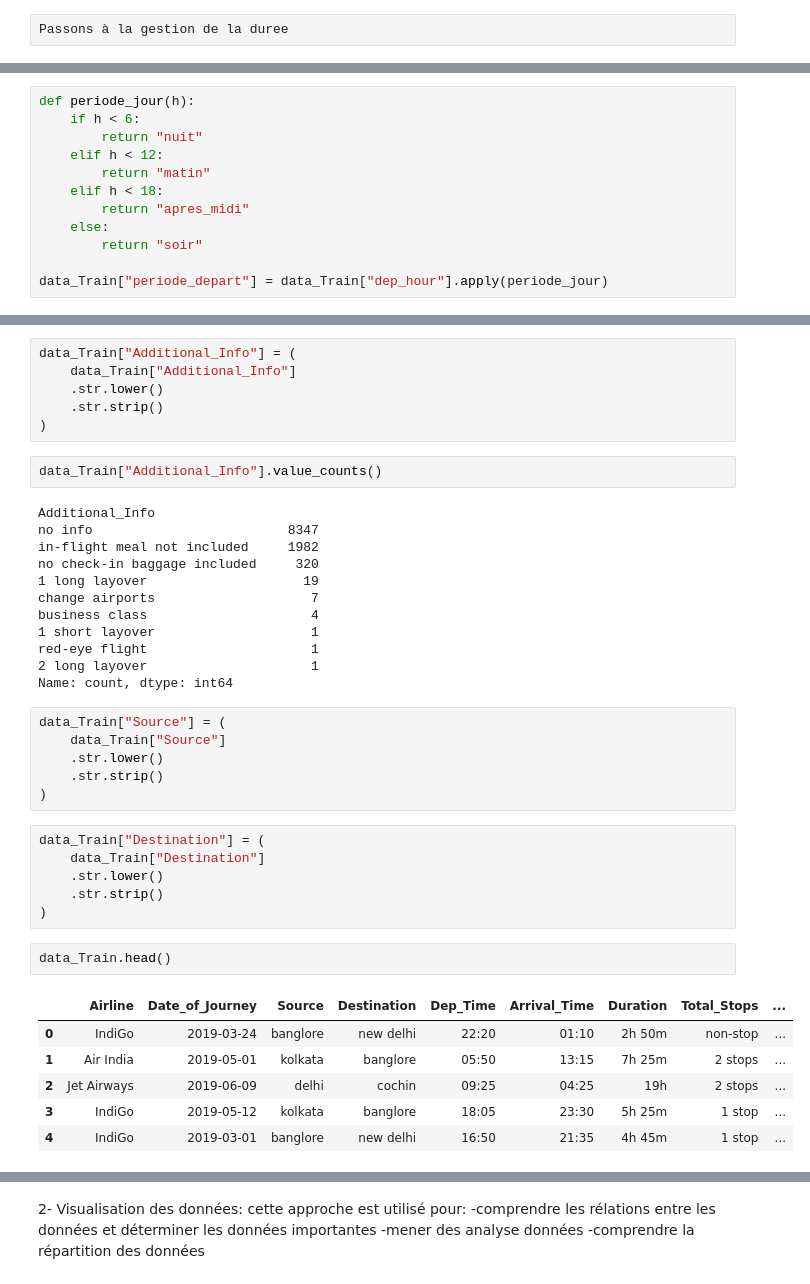
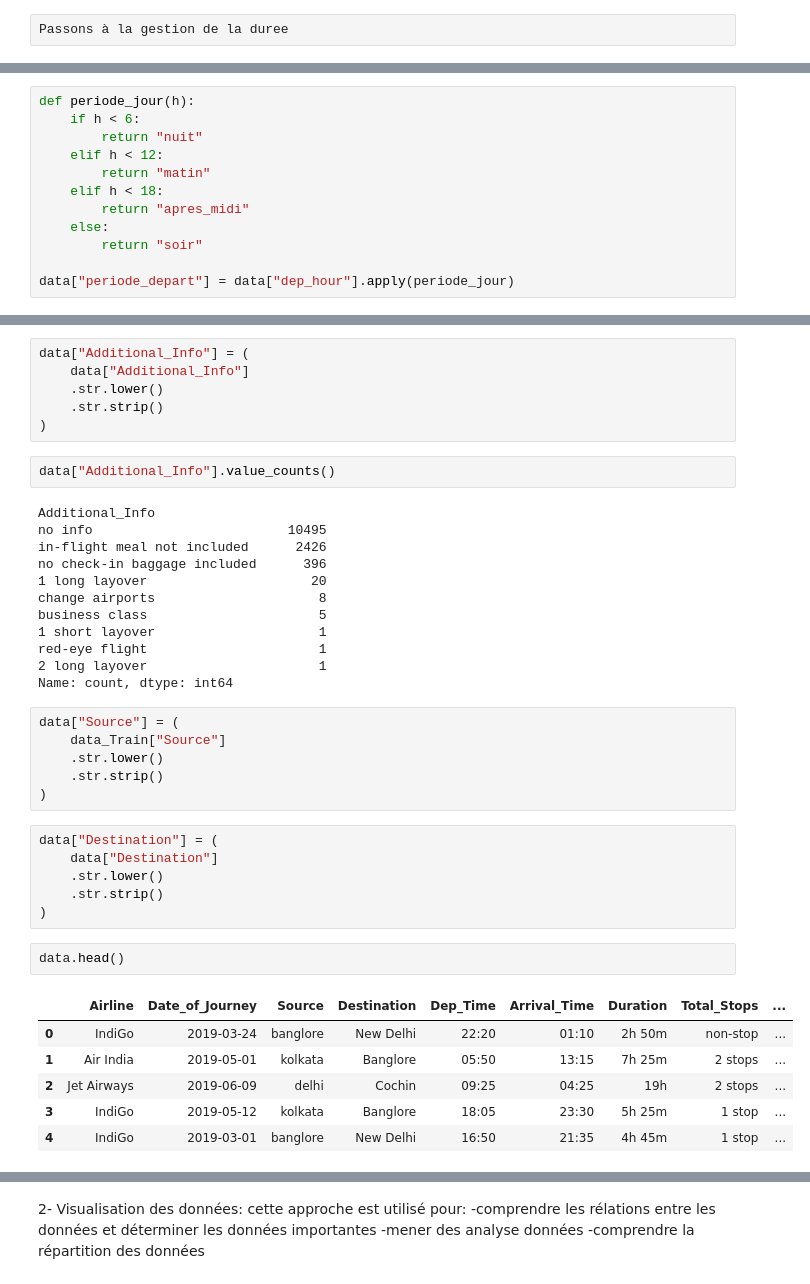
Before and after one commit to IsmaelPami/projet_data_science, a Jupyter notebook: projet.ipynb, the cells around one changed output, grey strips where cells are left out. Cells and saved outputs as stored; diff of their text form.

```diff
--- a/projet.ipynb
+++ b/projet.ipynb
@@ -276,5 +278,5 @@ def periode_jour(h):
     else:
         return "soir"
 
-data_Train["periode_depart"] = data_Train["dep_hour"].apply(periode_jour)
+data["periode_depart"] = data["dep_hour"].apply(periode_jour)
 # %%
@@ -303,43 +305,43 @@ Red-eye flight                     1
 Name: count, dtype: int64
 # %%
-data_Train["Additional_Info"] = (
-    data_Train["Additional_Info"]
+data["Additional_Info"] = (
+    data["Additional_Info"]
     .str.lower()
     .str.strip()
 )
 # %%
-data_Train["Additional_Info"].value_counts()
+data["Additional_Info"].value_counts()
 # %% [output]
 Additional_Info
-no info                         8347
-in-flight meal not included     1982
-no check-in baggage included     320
-1 long layover                    19
-change airports                    7
-business class                     4
-1 short layover                    1
-red-eye flight                     1
-2 long layover                     1
+no info                         10495
+in-flight meal not included      2426
+no check-in baggage included      396
+1 long layover                     20
+change airports                     8
+business class                      5
+1 short layover                     1
+red-eye flight                      1
+2 long layover                      1
 Name: count, dtype: int64
 # %%
-data_Train["Source"] = (
+data["Source"] = (
     data_Train["Source"]
     .str.lower()
     .str.strip()
 )
 # %%
-data_Train["Destination"] = (
-    data_Train["Destination"]
+data["Destination"] = (
+    data["Destination"]
     .str.lower()
     .str.strip()
 )
 # %%
-data_Train.head()
+data.head()
 # %% [output]
 |  | Airline | Date_of_Journey | Source | Destination | Dep_Time | Arrival_Time | Duration | Total_Stops | ... |
-| 0 | IndiGo | 2019-03-24 | banglore | new delhi | 22:20 | 01:10 | 2h 50m | non-stop | ... |
-| 1 | Air India | 2019-05-01 | kolkata | banglore | 05:50 | 13:15 | 7h 25m | 2 stops | ... |
-| 2 | Jet Airways | 2019-06-09 | delhi | cochin | 09:25 | 04:25 | 19h | 2 stops | ... |
-| 3 | IndiGo | 2019-05-12 | kolkata | banglore | 18:05 | 23:30 | 5h 25m | 1 stop | ... |
-| 4 | IndiGo | 2019-03-01 | banglore | new delhi | 16:50 | 21:35 | 4h 45m | 1 stop | ... |
+| 0 | IndiGo | 2019-03-24 | banglore | New Delhi | 22:20 | 01:10 | 2h 50m | non-stop | ... |
+| 1 | Air India | 2019-05-01 | kolkata | Banglore | 05:50 | 13:15 | 7h 25m | 2 stops | ... |
+| 2 | Jet Airways | 2019-06-09 | delhi | Cochin | 09:25 | 04:25 | 19h | 2 stops | ... |
+| 3 | IndiGo | 2019-05-12 | kolkata | Banglore | 18:05 | 23:30 | 5h 25m | 1 stop | ... |
+| 4 | IndiGo | 2019-03-01 | banglore | New Delhi | 16:50 | 21:35 | 4h 45m | 1 stop | ... |
 # %%
```
Also changed, not shown: parts of 39 cells of this notebook.
